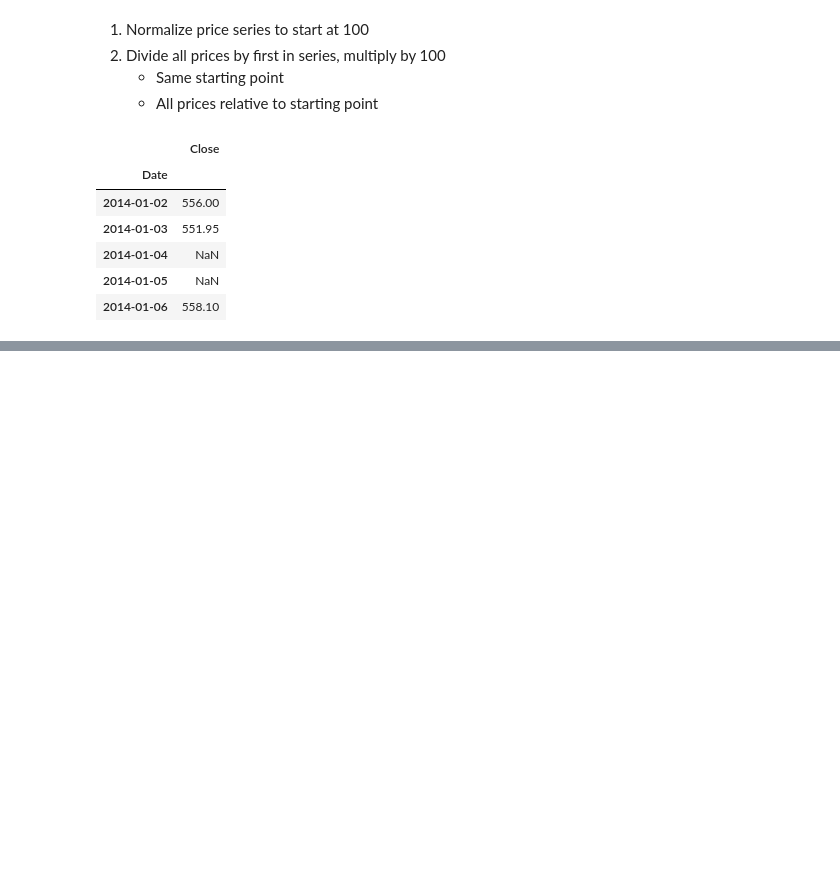
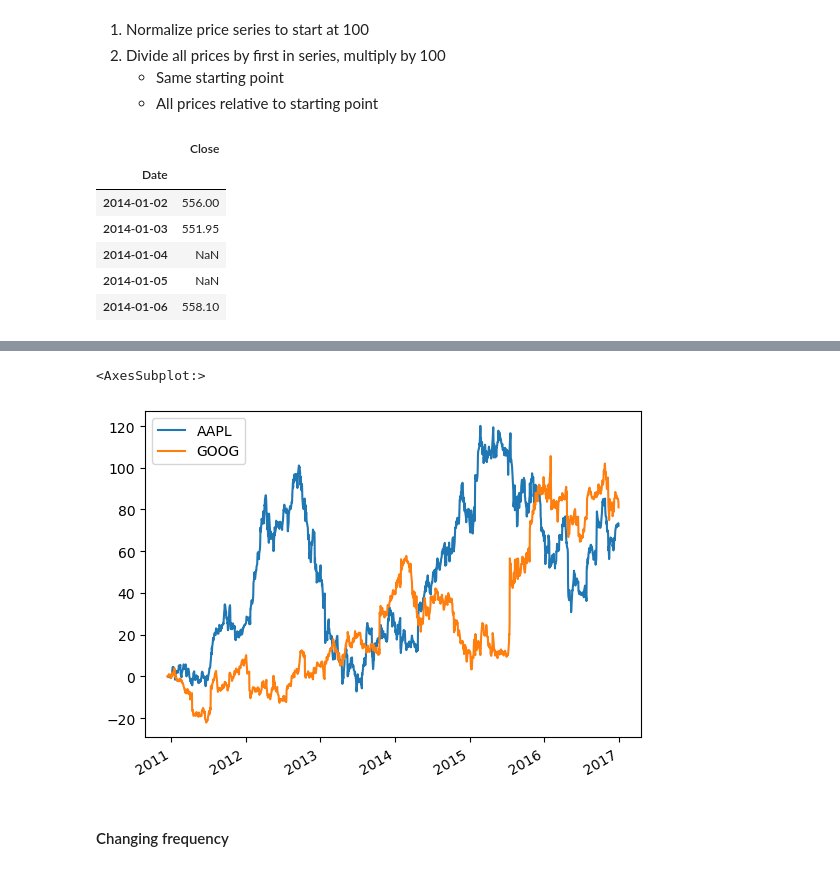
Before and after one commit to luislerma5593/Learning, a Jupyter notebook: Python/Time_Series.ipynb, the cells around one changed output, grey strips where cells are left out. Cells and saved outputs as stored; diff of their text form; code cells hidden in the pictures; blank space fills up the shorter version.

```diff
--- a/Python/Time_Series.ipynb
+++ b/Python/Time_Series.ipynb
@@ -239,0 +286,10 @@ google.head()
+# %%
+#Plottig performance difference
+
+diff = normalized[['AAPL','GOOG']].sub(normalized['SP500'], axis=0)
+diff.plot()
+# %% [output]
+<AxesSubplot:>
+[figure, added]
+# %% [markdown]
+#### Changing frequency
```
Also changed, not shown: parts of 7 cells of this notebook.
